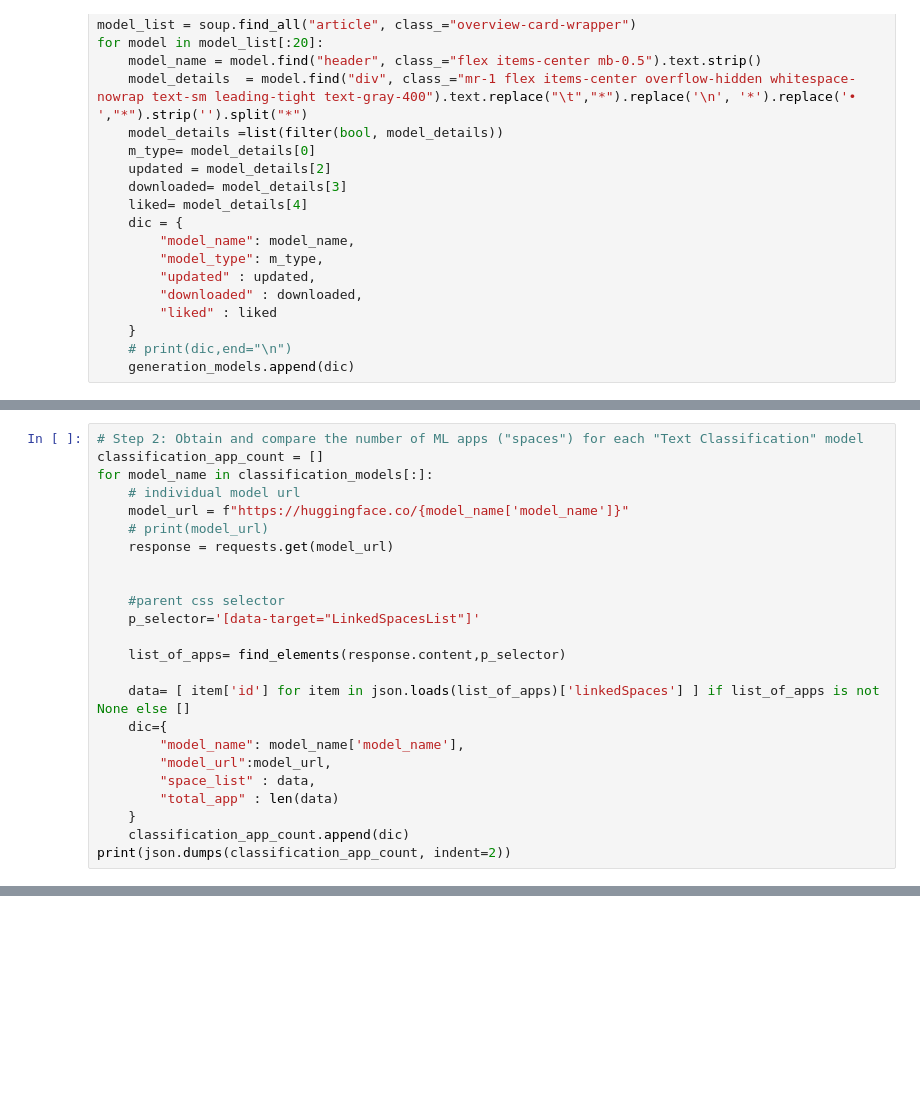
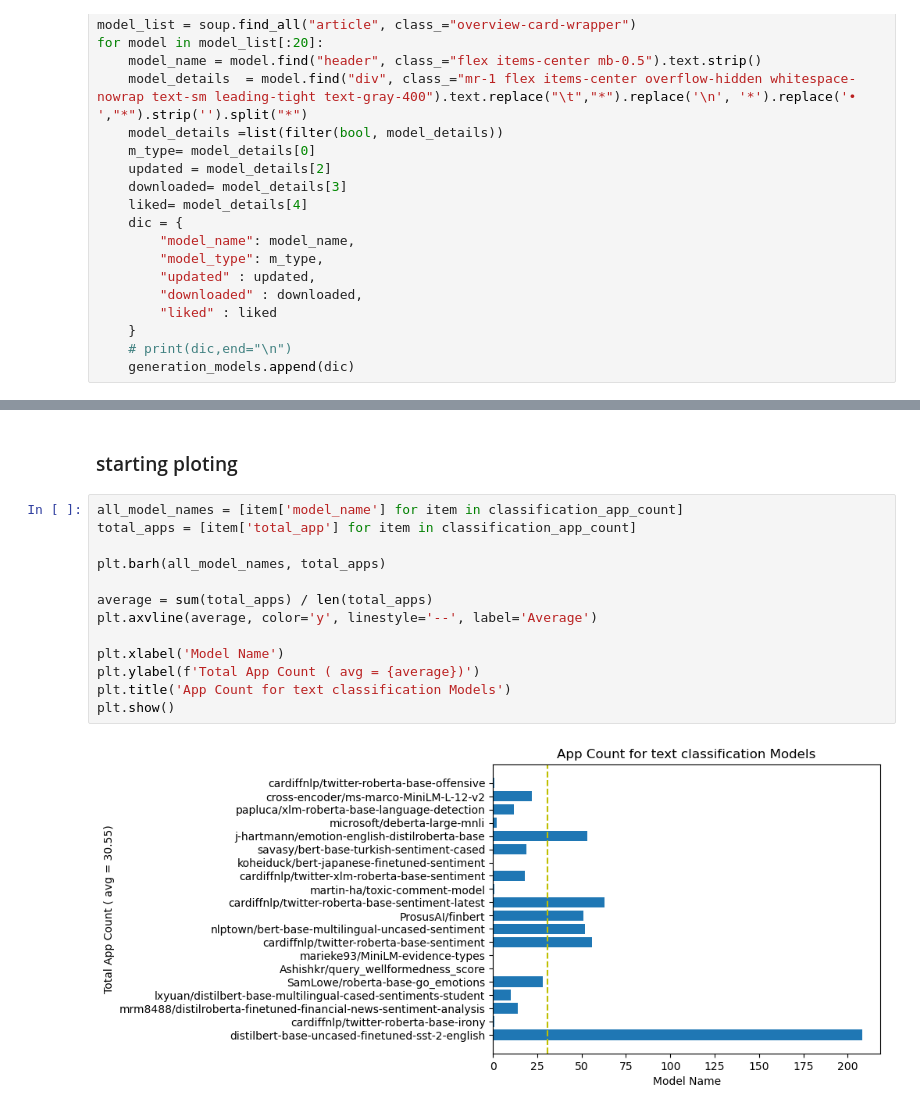
Before and after one commit to Zahin52/classifier_vs_generator, a Jupyter notebook: classifier vs generator.ipynb, the cells around one changed output, grey strips where cells are left out. Cells and saved outputs as stored; diff of their text form; blank space fills up the shorter version.

Commit message:
async network call for faster data fetch + init plot

```diff
--- a/classifier vs generator.ipynb
+++ b/classifier vs generator.ipynb
@@ -96,27 +98,3 @@ def find_elements(html, parent_selector):
     "linkedSpaces" : []
     }
     return parent_tag.get('data-props') if parent_tag is not None else json.dumps(temp)
-# %%
-# Step 2: Obtain and compare the number of ML apps ("spaces") for each "Text Classification" model
-classification_app_count = []
-for model_name in classification_models[:]:
-    # individual model url
-    model_url = f"https://huggingface.co/{model_name['model_name']}"
-    # print(model_url)
-    response = requests.get(model_url)
-
-
-    #parent css selector
-    p_selector='[data-target="LinkedSpacesList"]'
-
-    list_of_apps= find_elements(response.content,p_selector)
-
-    data= [ item['id'] for item in json.loads(list_of_apps)['linkedSpaces'] ] if list_of_apps is not None else []
-    dic={
-        "model_name": model_name['model_name'],
-        "model_url":model_url,
-        "space_list" : data,
-        "total_app" : len(data)
-    }
-    classification_app_count.append(dic)
-print(json.dumps(classification_app_count, indent=2))
@@ -144,0 +214,17 @@ print(len(classification_app_count))
+# %% [markdown]
+### starting ploting
+# %%
+all_model_names = [item['model_name'] for item in classification_app_count]
+total_apps = [item['total_app'] for item in classification_app_count]
+
+plt.barh(all_model_names, total_apps)
+
+average = sum(total_apps) / len(total_apps)
+plt.axvline(average, color='y', linestyle='--', label='Average')
+
+plt.xlabel('Model Name')
+plt.ylabel(f'Total App Count ( avg = {average})')
+plt.title('App Count for text classification Models')
+plt.show()
+# %% [output]
+[figure, added]
```
Also changed, not shown: parts of 19 cells of this notebook, 6 other files.
